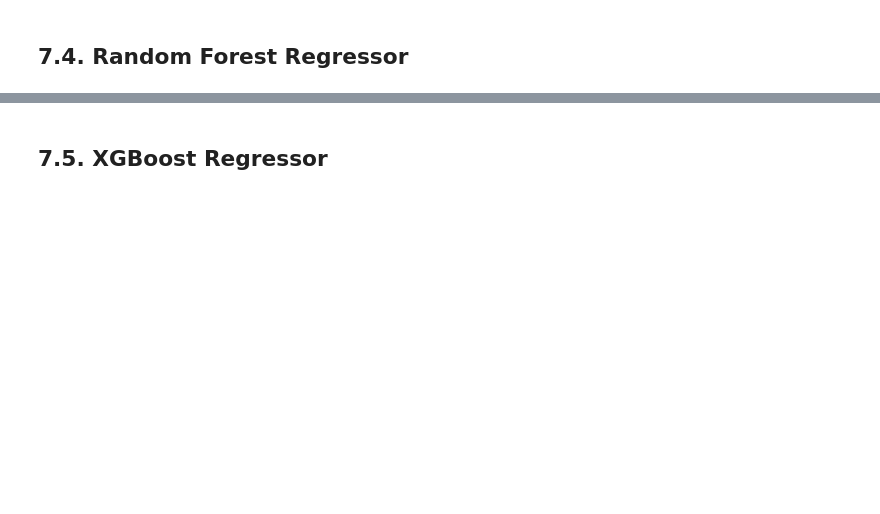
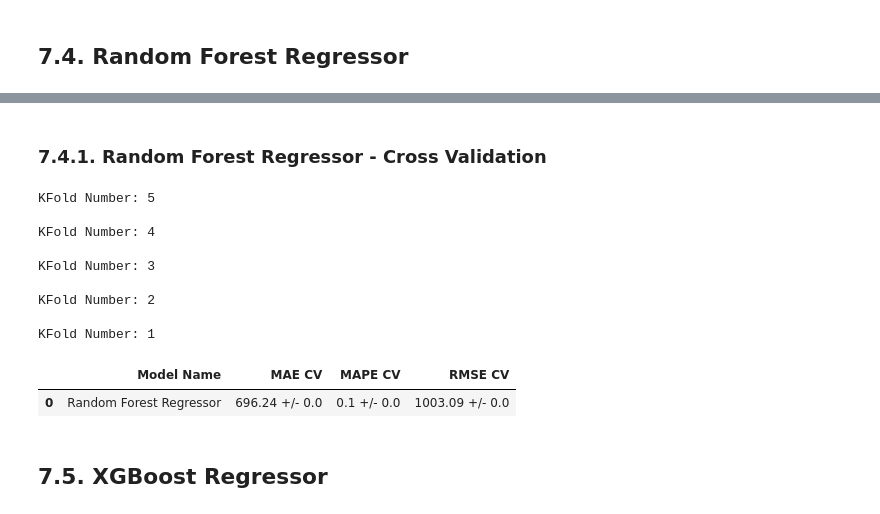
Before and after one commit to luishmq/rossmann_project, a Jupyter notebook: rossman_project.ipynb, the cells around one changed output, grey strips where cells are left out. Saved outputs shown, nothing was run; the diff lists cells and outputs as text; code cells hidden in the pictures; blank space fills up the shorter version.

```diff
--- a/rossman_project.ipynb
+++ b/rossman_project.ipynb
@@ -962,3 +1049,20 @@ MemoryError: could not allocate 58720256 bytes
+# %% [markdown]
+### 7.4.1. Random Forest Regressor - Cross Validation
+# %%
+rf_result_cv = cross_validation( x_training, 5, 'Random Forest Regressor', rf, verbose=True )
+rf_result_cv
+# %% [output]
+KFold Number: 5
+
+KFold Number: 4
+
+KFold Number: 3
+
+KFold Number: 2
+
+KFold Number: 1
+|  | Model Name | MAE CV | MAPE CV | RMSE CV |
+| 0 | Random Forest Regressor | 696.24 +/- 0.0 | 0.1 +/- 0.0 | 1003.09 +/- 0.0 |
 # %% [markdown]
 ## 7.5. XGBoost Regressor
 # %%
```
Also changed, not shown: parts of 27 cells of this notebook.
